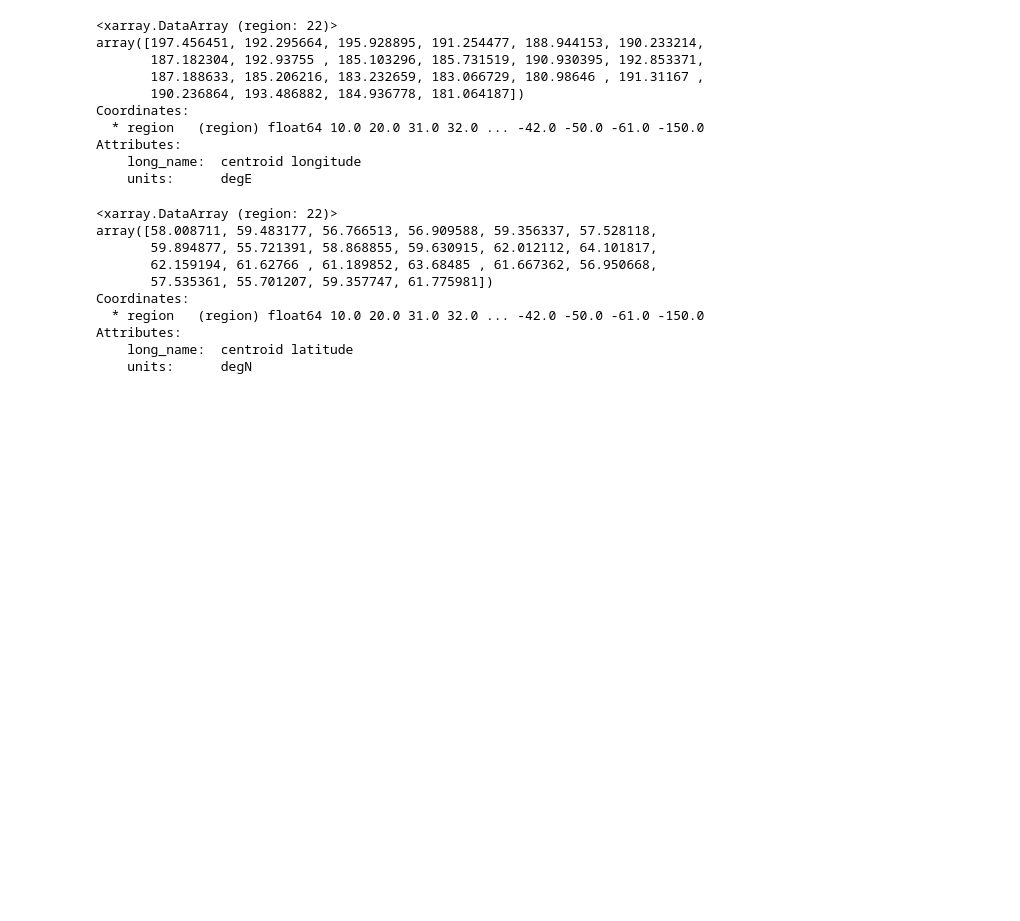
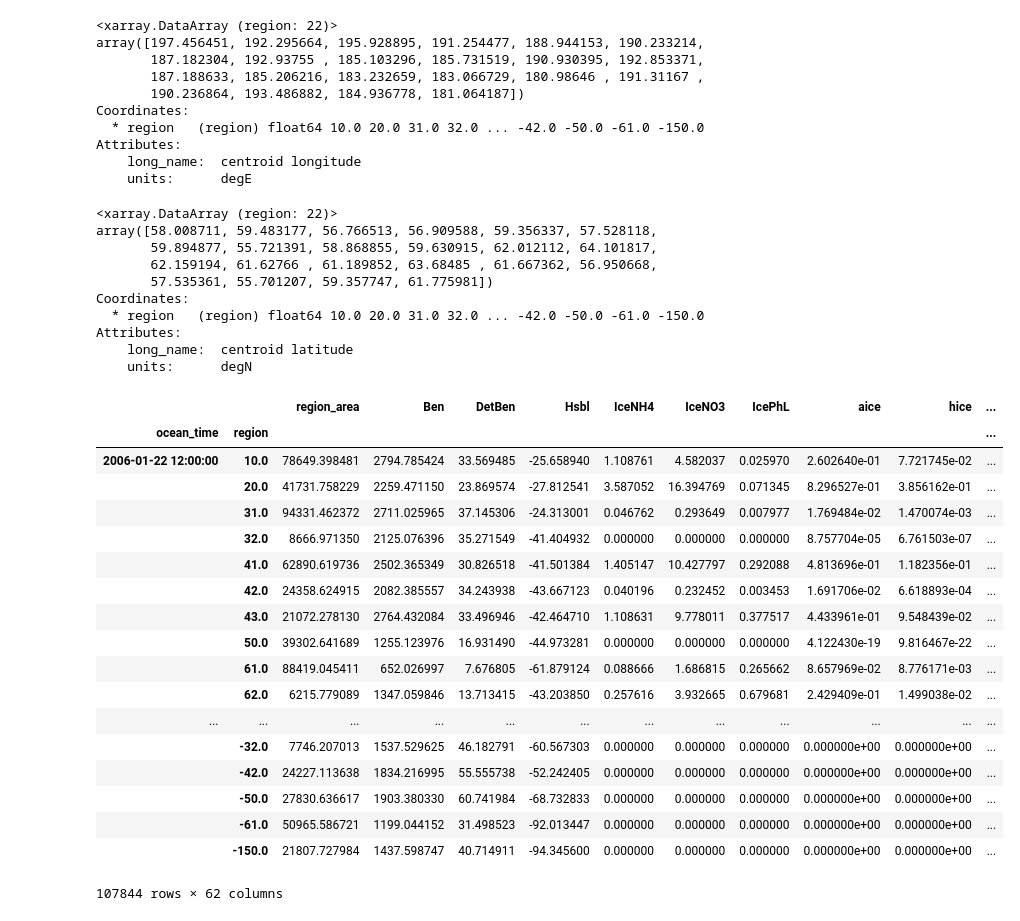
Before and after one commit to noaaroland/pyaclim, a Jupyter notebook: regions3.ipynb, the cells around one changed output. Saved outputs shown, nothing was run; the diff lists cells and outputs as text; code cells hidden in the pictures; blank space fills up the shorter version.

```diff
--- a/regions3.ipynb
+++ b/regions3.ipynb
@@ -142,0 +140,27 @@ data_array.to_netcdf("ACLIMregion_B10K-H16_CMIP5_CESM_BIO_rcp85_with_centroids.n
+# %%
+data_array['longitude'] = lon
+data_array['latitude'] = lat
+# This makes it "flat" with lat/lon/region distributed the entire lenght of the time series
+# The resulting netCDF can be understood in ERDDAP
+df = data_array.to_dataframe()
+df
+# %% [output]
+|  |  | region_area | Ben | DetBen | Hsbl | IceNH4 | IceNO3 | IcePhL | aice | hice | ... |
+| ocean_time | region |  |  |  |  |  |  |  |  |  | ... |
+| 2006-01-22 12:00:00 | 10.0 | 78649.398481 | 2794.785424 | 33.569485 | -25.658940 | 1.108761 | 4.582037 | 0.025970 | 2.602640e-01 | 7.721745e-02 | ... |
+|  | 20.0 | 41731.758229 | 2259.471150 | 23.869574 | -27.812541 | 3.587052 | 16.394769 | 0.071345 | 8.296527e-01 | 3.856162e-01 | ... |
+|  | 31.0 | 94331.462372 | 2711.025965 | 37.145306 | -24.313001 | 0.046762 | 0.293649 | 0.007977 | 1.769484e-02 | 1.470074e-03 | ... |
+|  | 32.0 | 8666.971350 | 2125.076396 | 35.271549 | -41.404932 | 0.000000 | 0.000000 | 0.000000 | 8.757704e-05 | 6.761503e-07 | ... |
+|  | 41.0 | 62890.619736 | 2502.365349 | 30.826518 | -41.501384 | 1.405147 | 10.427797 | 0.292088 | 4.813696e-01 | 1.182356e-01 | ... |
+|  | 42.0 | 24358.624915 | 2082.385557 | 34.243938 | -43.667123 | 0.040196 | 0.232452 | 0.003453 | 1.691706e-02 | 6.618893e-04 | ... |
+|  | 43.0 | 21072.278130 | 2764.432084 | 33.496946 | -42.464710 | 1.108631 | 9.778011 | 0.377517 | 4.433961e-01 | 9.548439e-02 | ... |
+|  | 50.0 | 39302.641689 | 1255.123976 | 16.931490 | -44.973281 | 0.000000 | 0.000000 | 0.000000 | 4.122430e-19 | 9.816467e-22 | ... |
+|  | 61.0 | 88419.045411 | 652.026997 | 7.676805 | -61.879124 | 0.088666 | 1.686815 | 0.265662 | 8.657969e-02 | 8.776171e-03 | ... |
+|  | 62.0 | 6215.779089 | 1347.059846 | 13.713415 | -43.203850 | 0.257616 | 3.932665 | 0.679681 | 2.429409e-01 | 1.499038e-02 | ... |
+| ... | ... | ... | ... | ... | ... | ... | ... | ... | ... | ... | ... |
+|  | -32.0 | 7746.207013 | 1537.529625 | 46.182791 | -60.567303 | 0.000000 | 0.000000 | 0.000000 | 0.000000e+00 | 0.000000e+00 | ... |
+|  | -42.0 | 24227.113638 | 1834.216995 | 55.555738 | -52.242405 | 0.000000 | 0.000000 | 0.000000 | 0.000000e+00 | 0.000000e+00 | ... |
+|  | -50.0 | 27830.636617 | 1903.380330 | 60.741984 | -68.732833 | 0.000000 | 0.000000 | 0.000000 | 0.000000e+00 | 0.000000e+00 | ... |
+|  | -61.0 | 50965.586721 | 1199.044152 | 31.498523 | -92.013447 | 0.000000 | 0.000000 | 0.000000 | 0.000000e+00 | 0.000000e+00 | ... |
+|  | -150.0 | 21807.727984 | 1437.598747 | 40.714911 | -94.345600 | 0.000000 | 0.000000 | 0.000000 | 0.000000e+00 | 0.000000e+00 | ... |
+107844 rows × 62 columns
```
Also changed, not shown: parts of 4 cells of this notebook.
